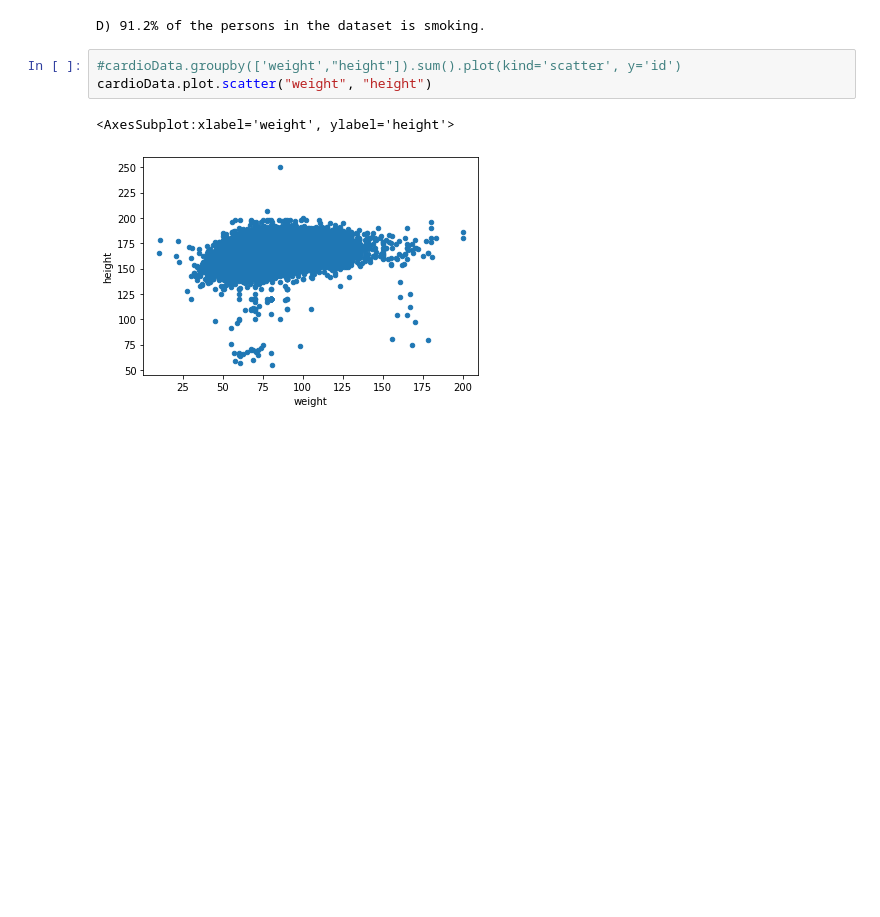
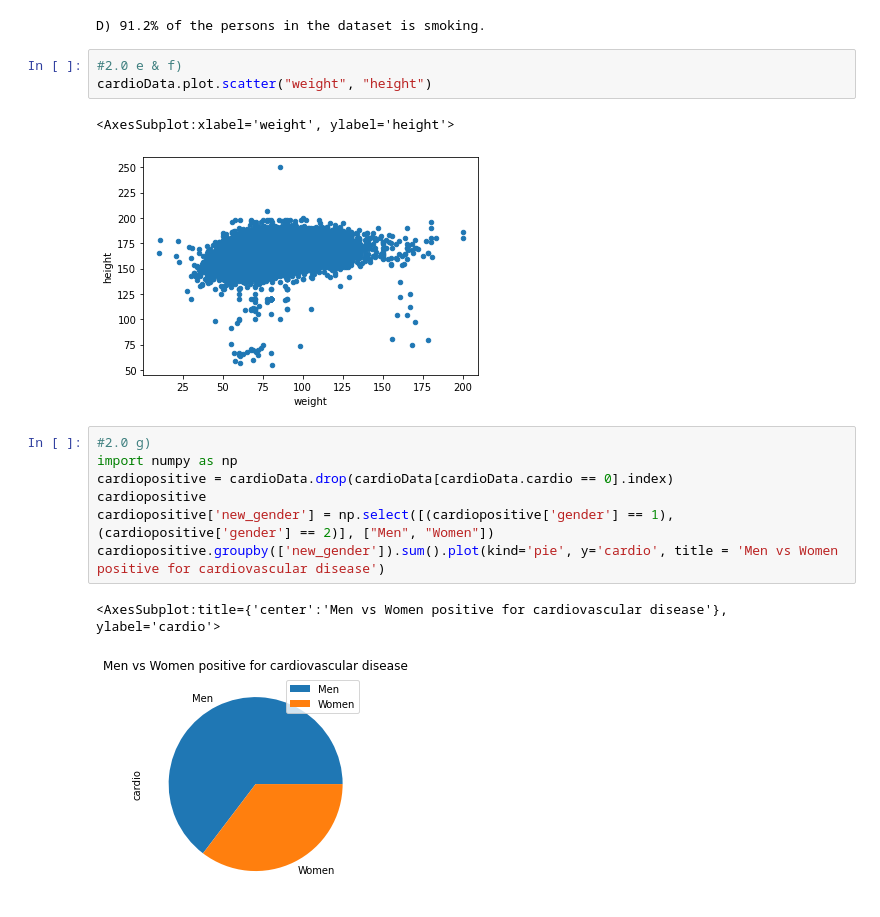
Before and after one commit to FHegardt/Maskininl-rning-Fredrik-Hegardt, a Jupyter notebook: Labb/2.0.ipynb, the cells around one changed output. Saved outputs shown, nothing was run; the diff lists cells and outputs as text; blank space fills up the shorter version.

```diff
--- a/Labb/2.0.ipynb
+++ b/Labb/2.0.ipynb
@@ -36,8 +36,18 @@ print(f"D) {round((cardioData['smoke'].value_counts()[0])/len(cardioData)*100,1)
 # %% [output]
 D) 91.2% of the persons in the dataset is smoking.
 # %%
-#cardioData.groupby(['weight',"height"]).sum().plot(kind='scatter', y='id')
+#2.0 e & f)
 cardioData.plot.scatter("weight", "height")
 # %% [output]
 <AxesSubplot:xlabel='weight', ylabel='height'>
 [figure]
+# %%
+#2.0 g)
+import numpy as np
+cardiopositive = cardioData.drop(cardioData[cardioData.cardio == 0].index)
+cardiopositive
+cardiopositive['new_gender'] = np.select([(cardiopositive['gender'] == 1), (cardiopositive['gender'] == 2)], ["Men", "Women"])
+cardiopositive.groupby(['new_gender']).sum().plot(kind='pie', y='cardio', title = 'Men vs Women positive for cardiovascular disease')
+# %% [output]
+<AxesSubplot:title={'center':'Men vs Women positive for cardiovascular disease'}, ylabel='cardio'>
+[figure, added]
```
